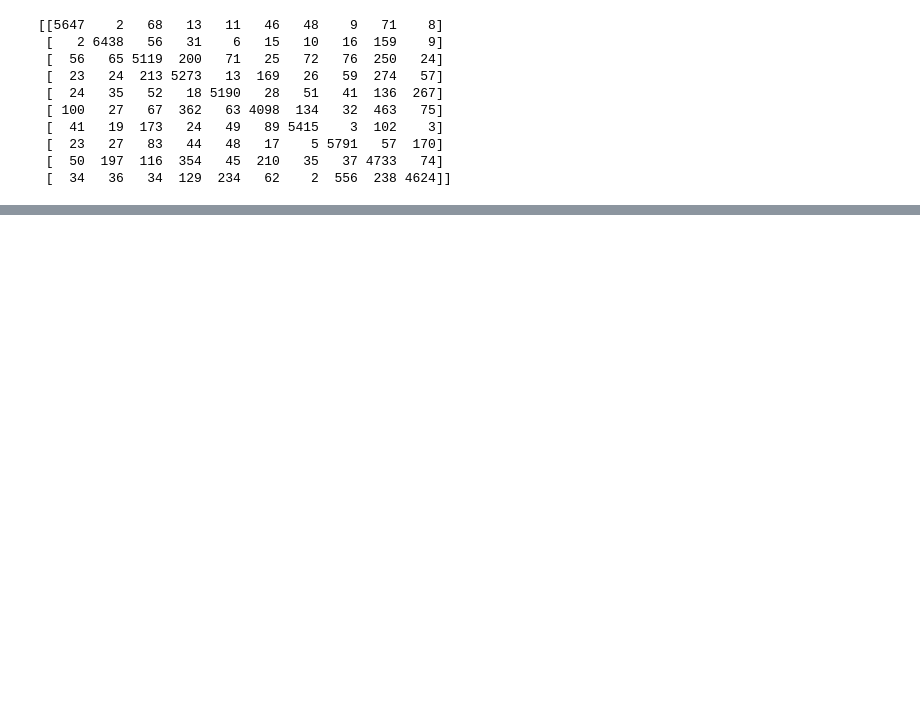
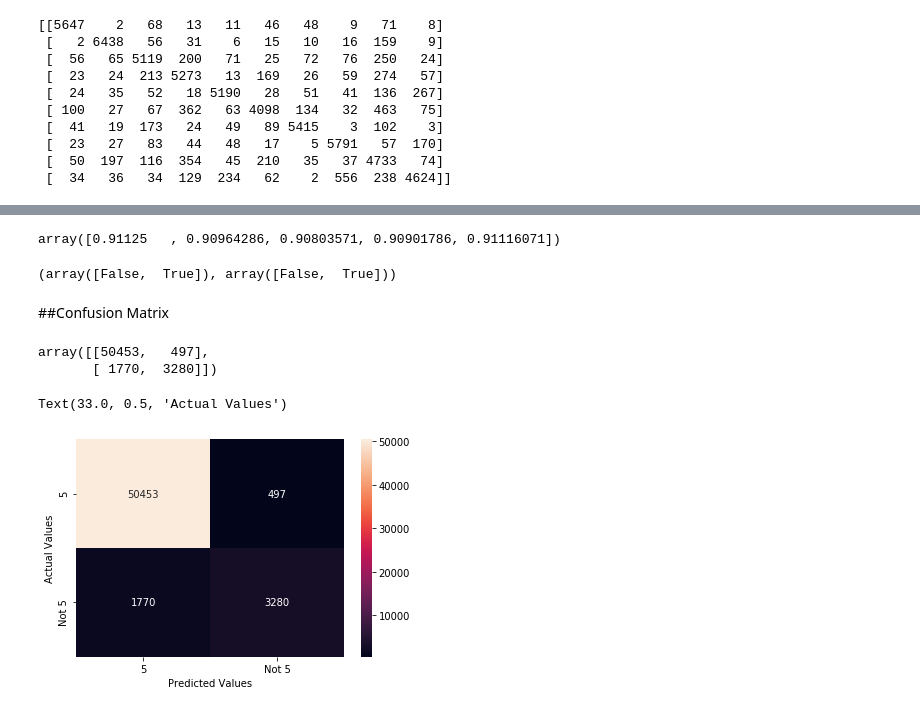
Before and after one commit to plaban1981/Hands-on-Machine-Learning, a Jupyter notebook: Classification_Technique.ipynb, the cells around one changed output, grey strips where cells are left out. Drawn from its saved outputs; the diff is of its cells as text; code cells hidden in the pictures; blank space fills up the shorter version.

```diff
--- a/Classification_Technique.ipynb
+++ b/Classification_Technique.ipynb
@@ -185,0 +186,2 @@ array([[60000]])
+# %%
+y = y.astype(int)
@@ -185,0 +192,11 @@ array([[60000]])
+# %%
+from sklearn.model_selection import StratifiedShuffleSplit
+split = StratifiedShuffleSplit(n_splits=1,test_size=0.2,random_state=2)
+for train_index,test_index in split.split(X,y):
+  X_train = X[train_index]
+  X_test = X[test_index]
+  y_train = y[train_index]
+  y_test = y[test_index]
+# %%
+y_train_5 = (y_train == 5) #true for all 5s and false for rest of the digits
+y_test_5 = (y_test == 5 )
@@ -185,0 +212,29 @@ array([[60000]])
+# %%
+never5_clf = Never5Classifier()
+cross_val_score(never5_clf,X_train,y_train_5,cv=5,scoring='accuracy')
+# %% [output]
+array([0.91125   , 0.90964286, 0.90803571, 0.90901786, 0.91116071])
+# %%
+np.unique(y_train_5),np.unique(y_test_5)
+# %% [output]
+(array([False,  True]), array([False,  True]))
+# %%
+y_train_5_predict = cross_val_predict(sgd_clf,X_train,y_train_5,cv=5)
+# %% [markdown]
+##Confusion Matrix
+# %%
+confusion_matrix(y_train_5,y_train_5_predict)
+# %% [output]
+array([[50453,   497],
+       [ 1770,  3280]])
+# %%
+import matplotlib.pyplot as plt
+import seaborn as sns
+%matplotlib inline
+cf  = confusion_matrix(y_train_5,y_train_5_predict)
+sns.heatmap(cf,annot=True,fmt='g',xticklabels=['5','Not 5'],yticklabels=['5','Not 5'])
+plt.xlabel('Predicted Values')
+plt.ylabel('Actual Values')
+# %% [output]
+Text(33.0, 0.5, 'Actual Values')
+[figure, added]
```
Also changed, not shown: parts of 48 cells of this notebook.
